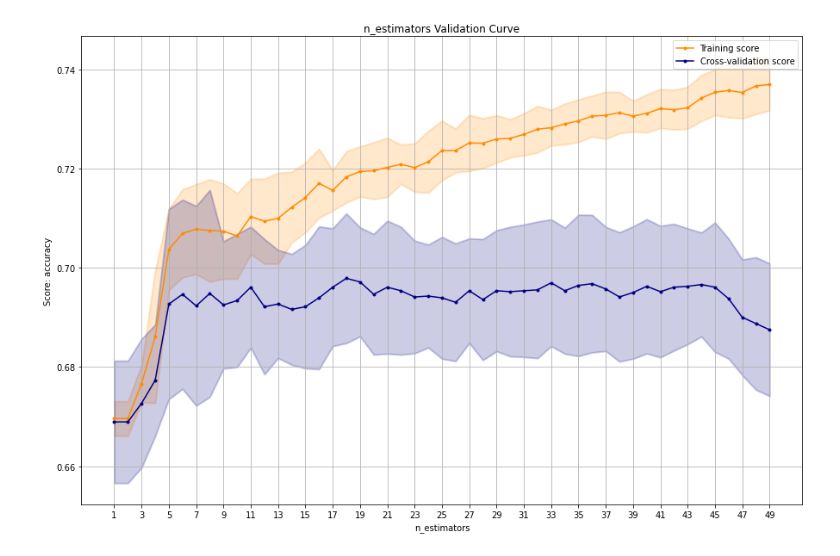
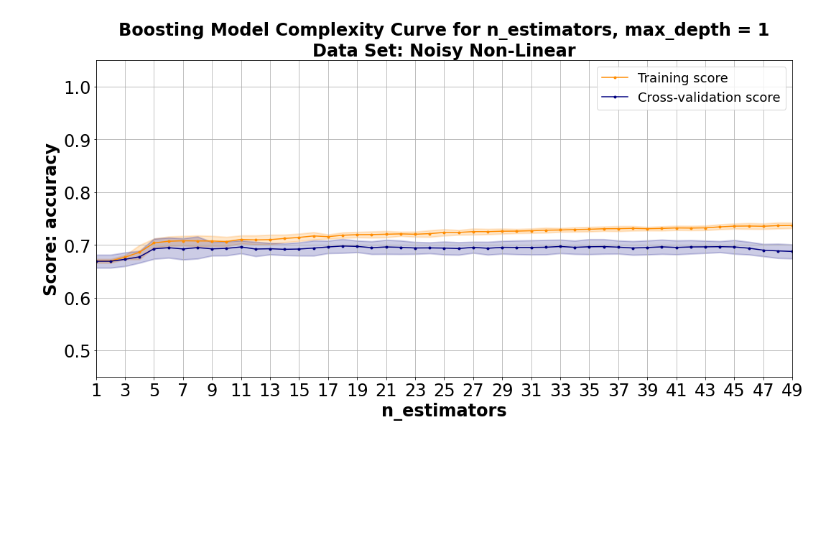
Before and after one commit to Inquisitive-ME/SupervisedLearning_Project_Code, a Jupyter notebook: Boosting/generated_noisy_nonlinear_boosting_analysis.ipynb, the cells around one changed output. Saved outputs shown, nothing was run; the diff lists cells and outputs as text; code cells hidden in the pictures; blank space fills up the shorter version.

Commit message:
Update analysis for noisy non-linear data set

```diff
--- a/Boosting/generated_noisy_nonlinear_boosting_analysis.ipynb
+++ b/Boosting/generated_noisy_nonlinear_boosting_analysis.ipynb
@@ -21,3 +16,16 @@ GS_FILE_NAME_PREFIX = "Analysis_Data/NOISY_NONLINEAR_BOOSTING"
+# %%
+GS_FILE_NAME_PREFIX = "Analysis_Data/NOISY_NONLINEAR_BOOSTING"
+
+PLOT_SAVE_LOCATION = "Figures/"
+ALGO = "Boosting"
+DATASET = "Noisy Non-Linear"
+GLOBAL_FIG_COUNTER = 0
+
+default_title = "{} Default Learning Curve\n Data Set: {}".format(ALGO, DATASET)
+dt_title = "{} Base Estimator From Decision Tree Analysis Learning Curve\n Data Set: {}".format(ALGO, DATASET)
+final_title = "{} Final Tuning Learning Curve\n Data Set: {}".format(ALGO, DATASET)
+
+ylim=(0.45, 1.05)
 # %%
 # Load Data
 X_train, X_test, y_train, y_test, y_test_non_noisy = get_noisy_nonlinear_with_non_noisy_labels()
@@ -28,3 +35,0 @@ train_sizes, train_scores, test_scores, fit_times = TrainingCurves.perform_learn
-# %%
-ylim=(0.5, 1.05)
-TrainingCurves.plot_learning_curve(train_scores, test_scores, train_sizes, "Default Learning Curve", ylim=ylim)
@@ -48,7 +63,8 @@ for i in max_depth:
     max_depth_classifiers.append(tree.DecisionTreeClassifier(max_depth=i))
     max_depth_labels.append(i)
 # %%
+title = "{} Model Complexity Curve for n_estimators, max_depth = 1\nData Set: {}".format(ALGO, DATASET)
 train_scores_mean, train_scores_std, test_scores_mean, test_scores_std = \
 TrainingCurves.perform_validation_curve(AdaBoostClassifier(), X_train, y_train, "n_estimators", n_estimators, 'accuracy', cv=TrainingCurves.get_cv(), n_jobs=-1)
-TrainingCurves.plot_validation_curve(train_scores_mean, train_scores_std, test_scores_mean, test_scores_std, "n_estimators", n_estimators, title="n_estimators Validation Curve", scoring="accuracy", tick_spacing=2)
+TrainingCurves.plot_validation_curve(train_scores_mean, train_scores_std, test_scores_mean, test_scores_std, "n_estimators", n_estimators, title=title, scoring="accuracy", tick_spacing=2, ylim=ylim)
 # %% [output]
@@ -57,4 +73,4 @@ TrainingCurves.plot_validation_curve(train_scores_mean, train_scores_std, test_s
-[figure, old version]
+[figure, new version]
 # %%
 train_scores_mean, train_scores_std, test_scores_mean, test_scores_std = \
 TrainingCurves.perform_validation_curve(AdaBoostClassifier(), X_train, y_train, "learning_rate", learning_rate, 'accuracy', cv=TrainingCurves.get_cv())
```
Also changed, not shown: parts of 26 cells of this notebook, 4 other files.
